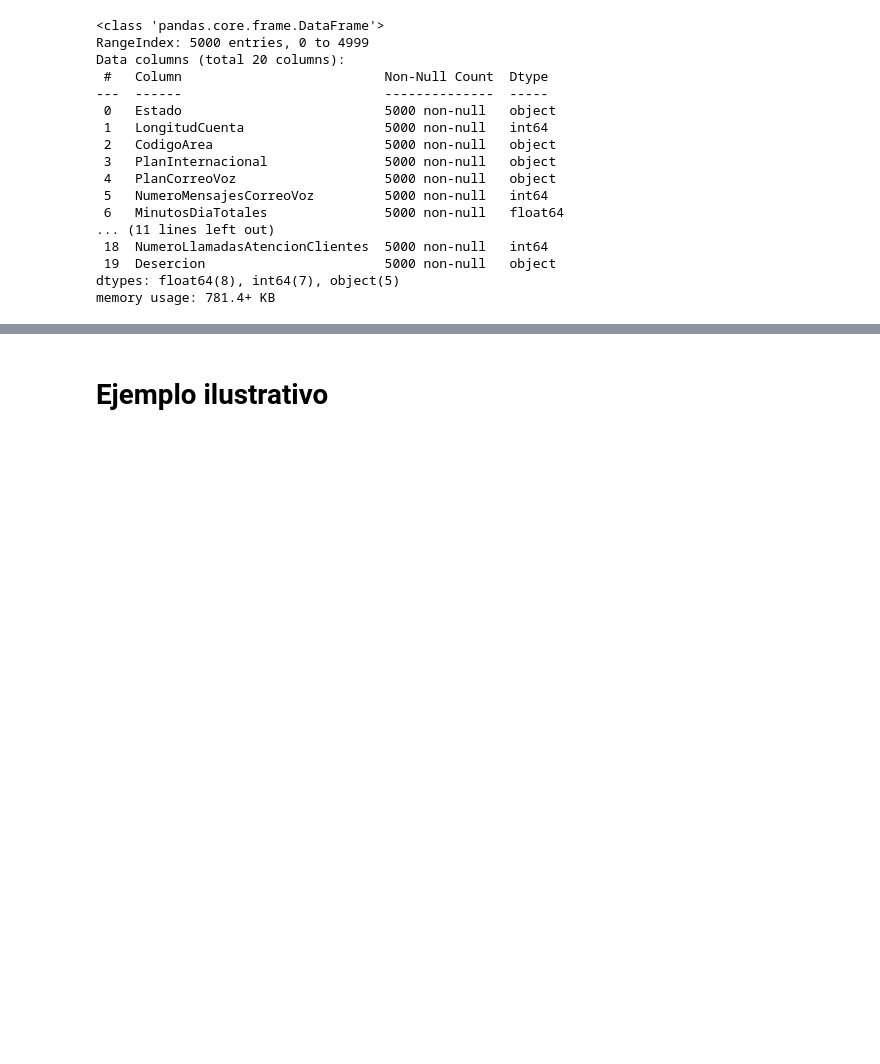
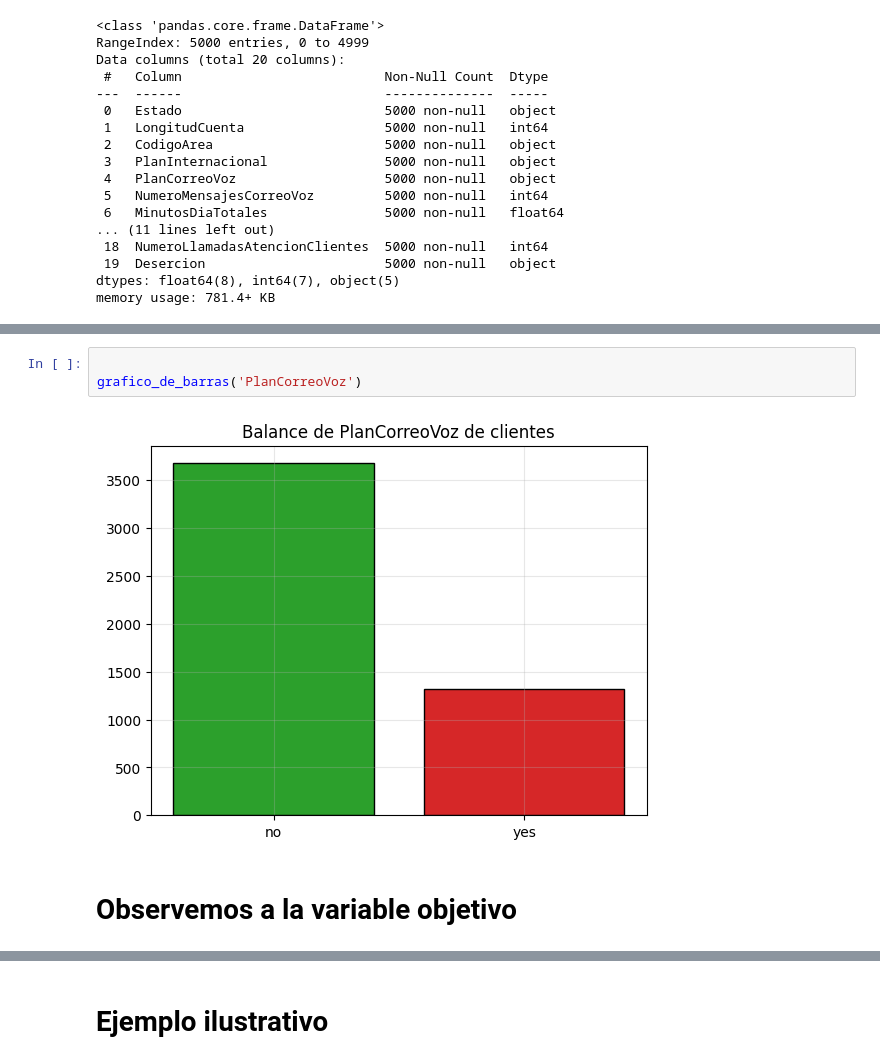
Before and after one commit to marco-canas/extension, a Jupyter notebook: taller_g_lideres/6_pactica_ml/1_analisis_abandono.ipynb, the cells around one changed output, grey strips where cells are left out. Drawn from its saved outputs; the diff is of its cells as text; blank space fills up the shorter version.

```diff
--- a/taller_g_lideres/6_pactica_ml/1_analisis_abandono.ipynb
+++ b/taller_g_lideres/6_pactica_ml/1_analisis_abandono.ipynb
@@ -431,0 +449,7 @@ Indicadores:
+# %%
+
+grafico_de_barras('PlanCorreoVoz')
+# %% [output]
+[figure, added]
+# %% [markdown]
+# Observemos a la variable objetivo
```
Also changed, not shown: parts of 46 cells of this notebook.
